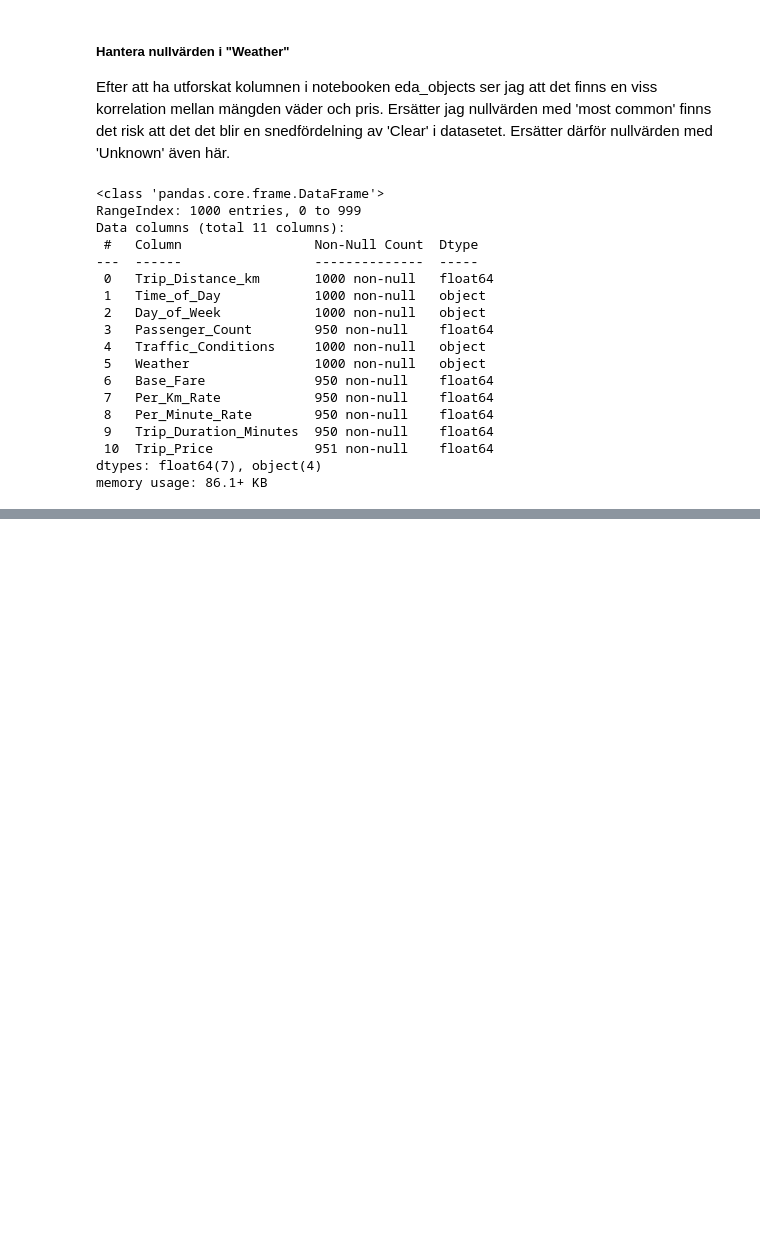
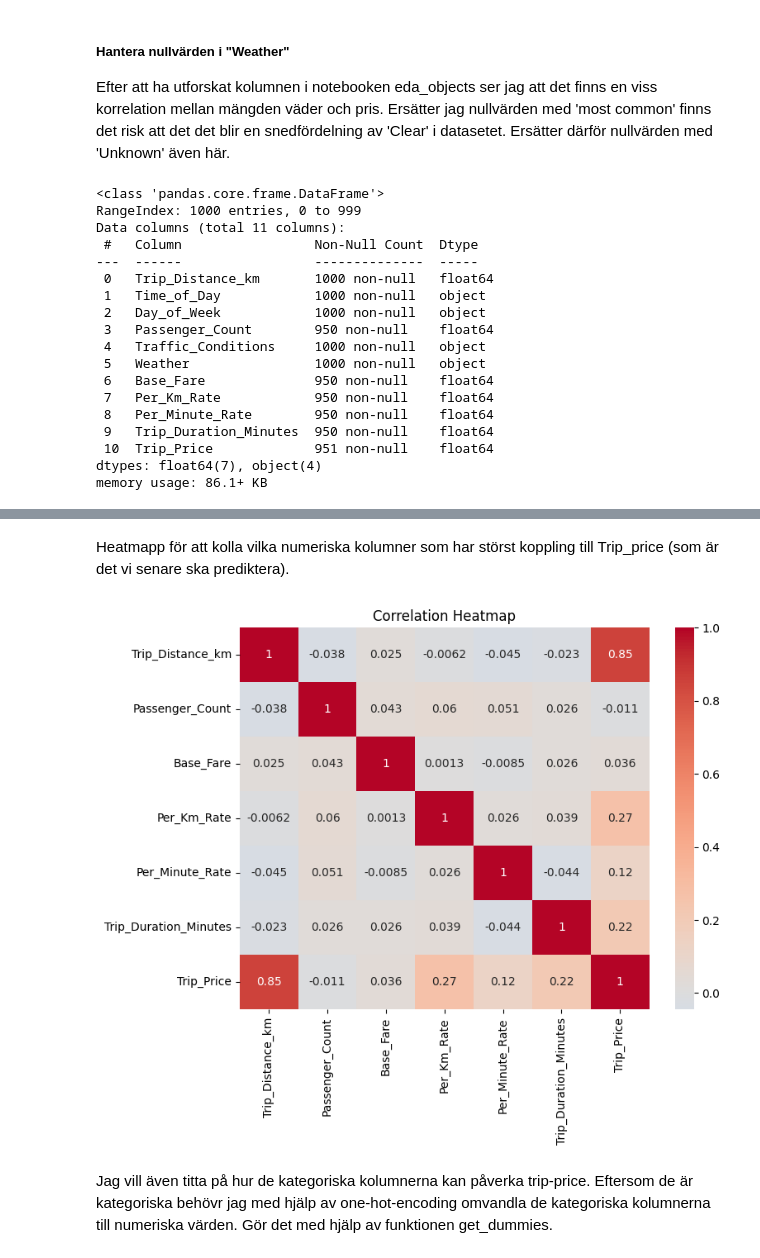
Before and after one commit to suseliwen/taxi-prediction-fullstack-Susanne, a Jupyter notebook: explorations/eda_taxi.ipynb, the cells around one changed output, grey strips where cells are left out. Saved outputs shown, nothing was run; the diff lists cells and outputs as text; code cells hidden in the pictures; blank space fills up the shorter version.

```diff
--- a/explorations/eda_taxi.ipynb
+++ b/explorations/eda_taxi.ipynb
@@ -389,0 +500,15 @@ memory usage: 86.1+ KB
+# %% [markdown]
+Heatmapp för att kolla vilka numeriska kolumner som har störst koppling till Trip_price (som är det vi senare ska prediktera).
+# %%
+corr = df_strict.corr(numeric_only=True)
+
+plt.figure(figsize=(8,6))
+sns.heatmap(corr, annot=True, cmap="coolwarm", center=0)
+plt.title("Correlation Heatmap")
+plt.show()
+# %% [output]
+[figure, added]
+# %% [markdown]
+Jag vill även titta på hur de kategoriska kolumnerna kan påverka trip-price.
+Eftersom de är kategoriska behövr jag med hjälp av one-hot-encoding omvandla de kategoriska kolumnerna till numeriska värden.
+Gör det med hjälp av funktionen get_dummies.
```
Also changed, not shown: parts of 21 cells of this notebook, 5 other files.
